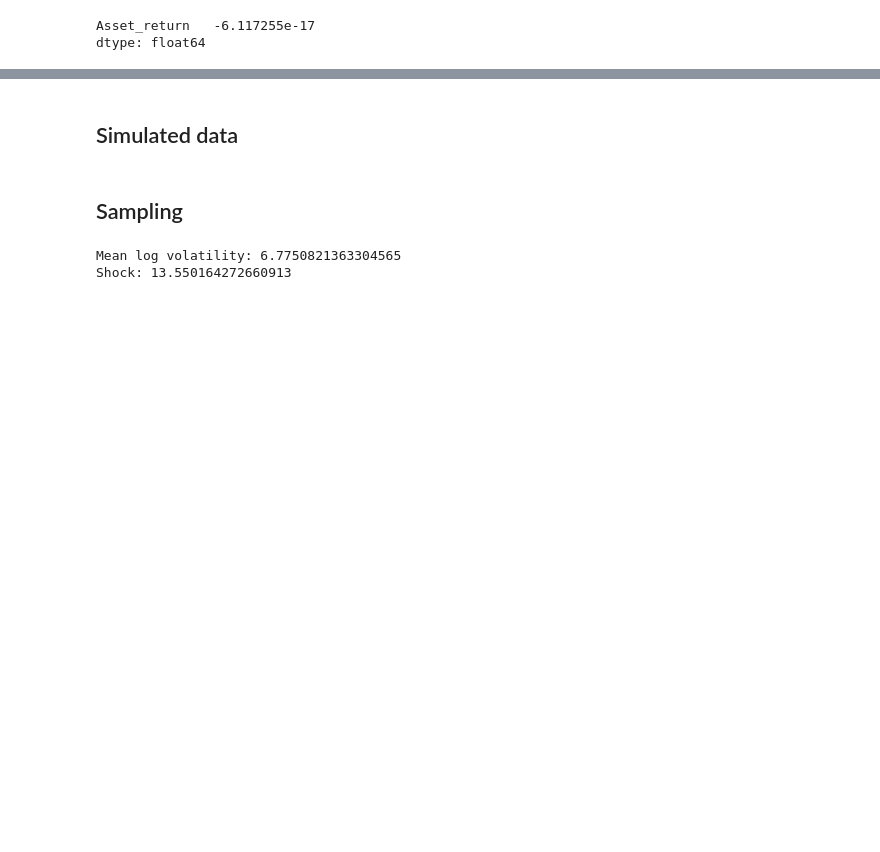
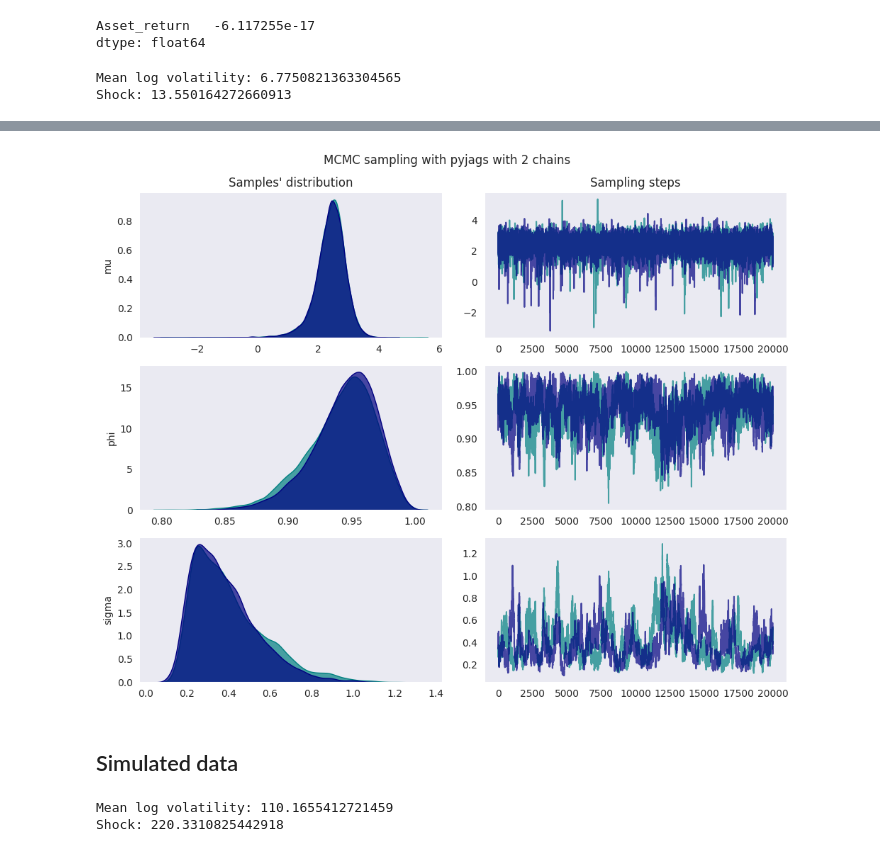
Before and after one commit to spradha1/LeuphanaAssignments, a Jupyter notebook: ProbabilisticModelling/Paper/SVmodel_mit_real_data.ipynb, the cells around one changed output, grey strips where cells are left out. Saved outputs shown, nothing was run; the diff lists cells and outputs as text; code cells hidden in the pictures; blank space fills up the shorter version.

Commit message:
Simulated data

```diff
--- a/ProbabilisticModelling/Paper/SVmodel_mit_real_data.ipynb
+++ b/ProbabilisticModelling/Paper/SVmodel_mit_real_data.ipynb
@@ -92,4 +156,33 @@ Asset_return   -6.117255e-17
 dtype: float64
 # %%
 # asset returns, removing the first NaN
-asset_returns = df[['Asset_return']].to_numpy().flatten()[1:]
+asset_returns_data = df[['Asset_return']].to_numpy().flatten()[1:]
+# %%
+# Initial priors
+
+'''
+  Mean log volatility: mu
+  -> take a normal distribution
+  -> with mean -> 0 and variance -> variance of logarithmic returns
+'''
+mlv = np.mean(np.square(asset_returns_data))
+print(f'Mean log volatility: {mlv}')
+
+'''
+  Persistence of volatility: phi
+  -> uniform distribution between 0 to 1
+  more complicated models available to estimate the persistence
+'''
+
+'''
+  Shock scale distribution tends to be heavy-tailed in comparison to the swing in prices itself
+  taking a wider normal distribtion
+'''
+shock_scale = mlv*2
+print(f'Shock: {shock_scale}')
+# %% [output]
+Mean log volatility: 6.7750821363304565
+Shock: 13.550164272660913
+# %%
+sample_n_plot(asset_returns=asset_returns_data, mean_log_vol=mlv, shock=shock_scale)
+# %% [output]
@@ -96,4 +203,3 @@ asset_returns = df[['Asset_return']].to_numpy().flatten()[1:]
+[figure, added]
 # %% [markdown]
 ## Simulated data
-# %% [markdown]
-## Sampling
@@ -100,13 +236,13 @@ asset_returns = df[['Asset_return']].to_numpy().flatten()[1:]
 # %%
-# Estimating priors
+# Initial priors
 
 '''
   Mean log volatility: mu
   -> take a normal distribution
   -> with mean -> 0 and variance -> variance of logarithmic returns
 '''
-mean_log_vol = np.mean(np.square(asset_returns))
-print(f'Mean log volatility: {mean_log_vol}')
+sim_mlv = np.mean(np.square(sim_asset_returns))
+print(f'Mean log volatility: {sim_mlv}')
 
 '''
   Persistence of volatility: phi
@@ -118,8 +254,8 @@ print(f'Mean log volatility: {mean_log_vol}')
   Shock scale distribution tends to be heavy-tailed in comparison to the swing in prices itself
   taking a wider normal distribtion
 '''
-shock = mean_log_vol*2
-print(f'Shock: {shock}')
+sim_shock_scale = sim_mlv*2
+print(f'Shock: {sim_shock_scale}')
 # %% [output]
-Mean log volatility: 6.7750821363304565
-Shock: 13.550164272660913
+Mean log volatility: 110.1655412721459
+Shock: 220.3310825442918
```
Also changed, not shown: parts of 12 cells of this notebook.
